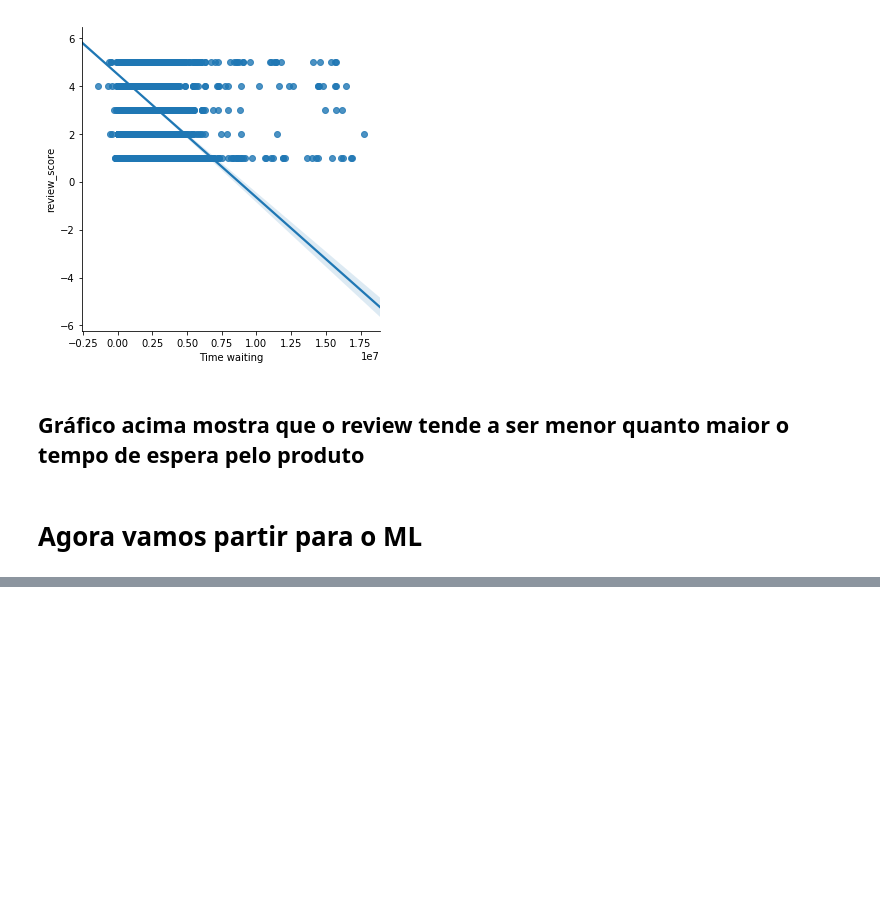
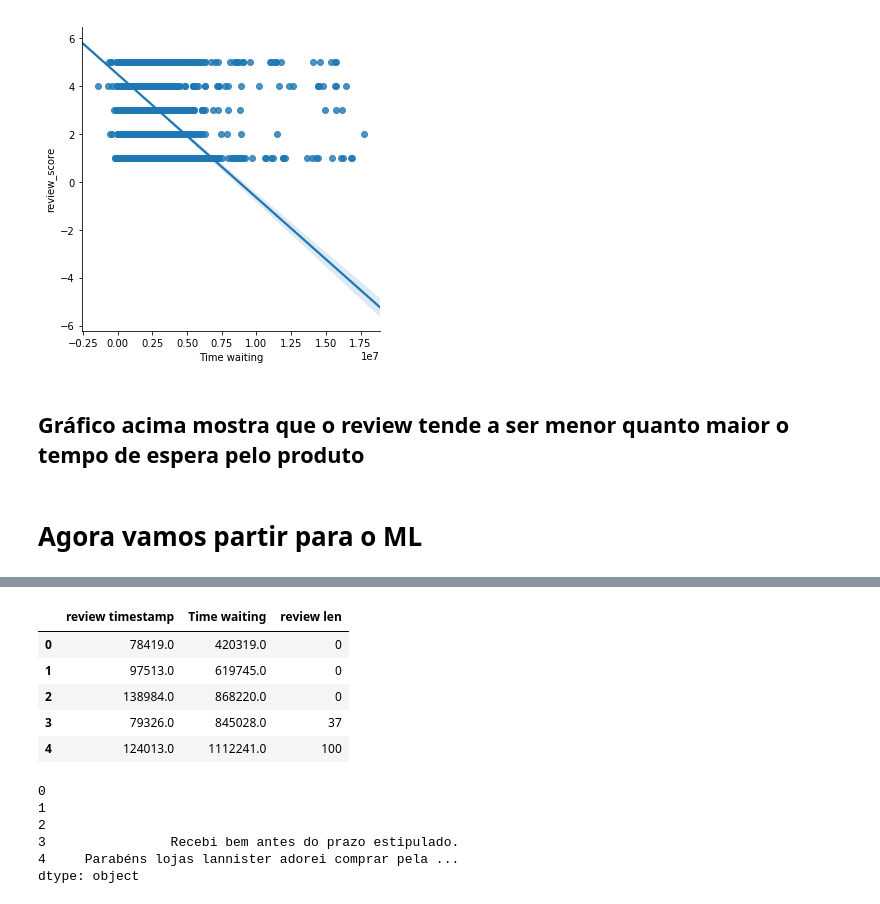
Before and after one commit to SabinoGs/kaggle, a Jupyter notebook: brazilian-e-commerce/Desafio .ipynb, the cells around one changed output, grey strips where cells are left out. Drawn from its saved outputs; the diff is of its cells as text; code cells hidden in the pictures; blank space fills up the shorter version.

```diff
--- a/brazilian-e-commerce/Desafio .ipynb
+++ b/brazilian-e-commerce/Desafio .ipynb
@@ -295,0 +315,28 @@ review_merge.head()
+# %%
+def _get_numeric(data):
+    return data[['review timestamp', 'Time waiting', 'review len']]
+
+def _get_text(data):
+    return data[['review']].apply(lambda x: ''.join(x), axis=1)
+
+
+get_numeric = FunctionTransformer(_get_numeric, validate=False)
+get_text = FunctionTransformer(_get_text, validate=False)
+# %%
+get_numeric.transform(review_merge.head())
+# %% [output]
+|  | review timestamp | Time waiting | review len |
+| 0 | 78419.0 | 420319.0 | 0 |
+| 1 | 97513.0 | 619745.0 | 0 |
+| 2 | 138984.0 | 868220.0 | 0 |
+| 3 | 79326.0 | 845028.0 | 37 |
+| 4 | 124013.0 | 1112241.0 | 100 |
+# %%
+get_text.transform(review_merge.head())
+# %% [output]
+0
+1
+2
+3                Recebi bem antes do prazo estipulado.
+4     Parabéns lojas lannister adorei comprar pela ...
+dtype: object
```
Also changed, not shown: parts of 13 cells of this notebook.
